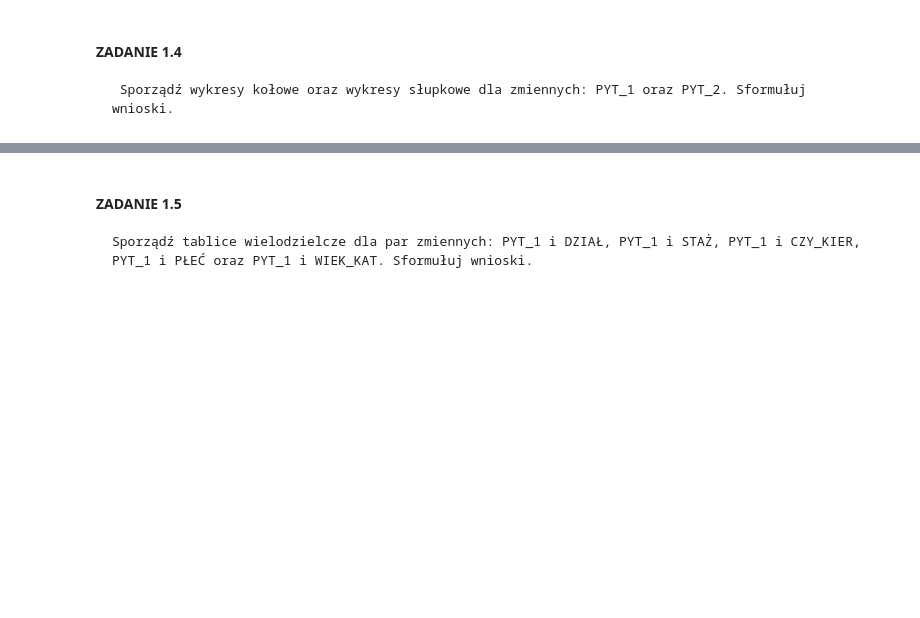
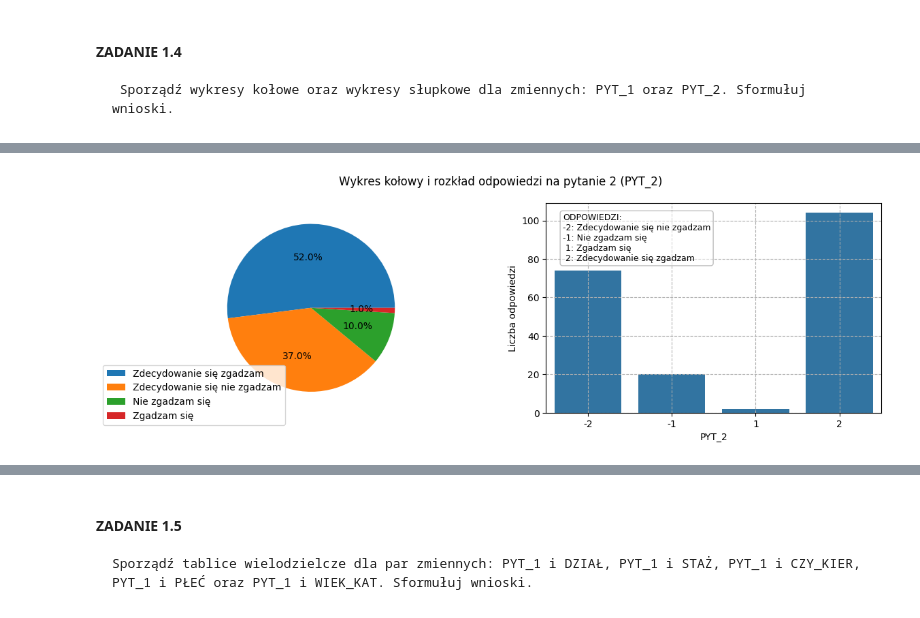
Before and after one commit to Jagaxxx/ADA_raporty, a Jupyter notebook: raport1/raport_l1.ipynb, the cells around one changed output, grey strips where cells are left out. Cells and saved outputs as stored; diff of their text form; code cells hidden in the pictures; blank space fills up the shorter version.

```diff
--- a/raport1/raport_l1.ipynb
+++ b/raport1/raport_l1.ipynb
@@ -176,0 +258,23 @@ plt.show()
+# %%
+plt.figure(figsize=(14, 4))
+plt.suptitle('Wykres kołowy i rozkład odpowiedzi na pytanie 2 (PYT_2)')
+
+plt.subplot(1, 2, 1)
+plt.pie(pyt2_value, autopct="%.1f%%")
+plt.legend(labels=pyt2_labels,  bbox_to_anchor=(0.4, 0.25))
+
+plt.subplot(1, 2, 2)
+sns.countplot(x="PYT_2", data=data)
+plt.ylabel('Liczba odpowiedzi')
+param_text = "ODPOWIEDZI:\n-2: Zdecydowanie się nie zgadzam\n-1: Nie zgadzam się\n 1: Zgadzam się\n 2: Zdecydowanie się zgadzam"
+plt.text(0.05, 0.95, param_text,
+         transform=plt.gca().transAxes,
+         fontsize=9,
+         verticalalignment='top',
+         horizontalalignment='left',
+         bbox=dict(boxstyle='round', facecolor='white', edgecolor='gray', alpha=0.5))
+plt.grid(True, linestyle='--')
+
+plt.show()
+# %% [output]
+[figure, added]
```
Also changed, not shown: parts of 79 cells of this notebook.
